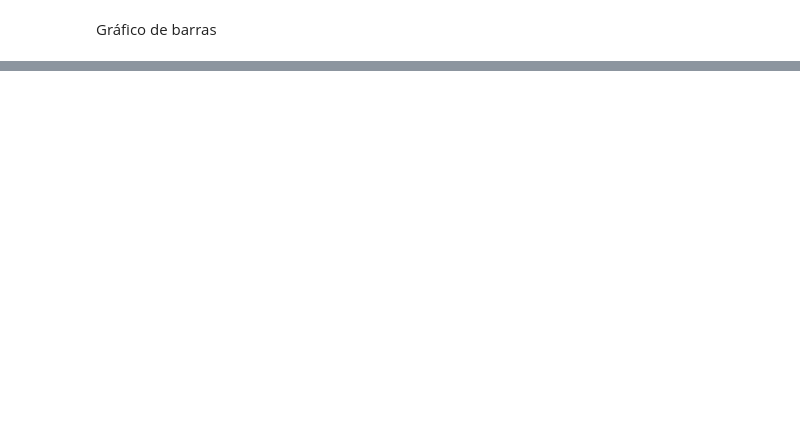
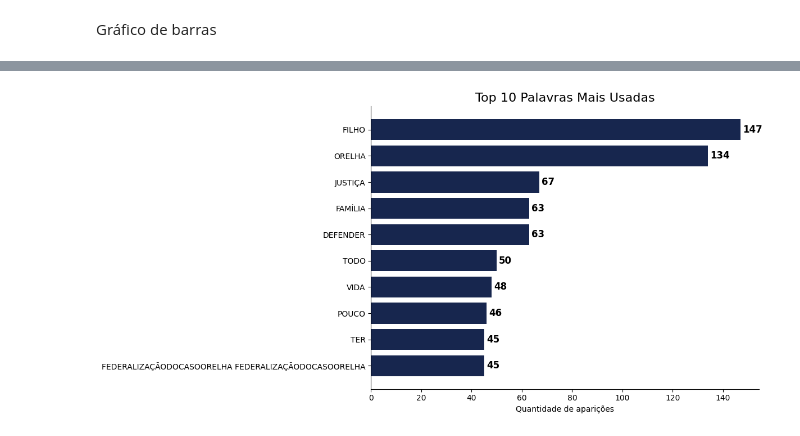
Before and after one commit to dadosliquidos/scrape-senti, a Jupyter notebook: BI.ipynb, the cells around one changed output, grey strips where cells are left out. Drawn from its saved outputs; the diff is of its cells as text; code cells hidden in the pictures; blank space fills up the shorter version.

```diff
--- a/BI.ipynb
+++ b/BI.ipynb
@@ -117,0 +148,32 @@ ax.set_axis_off()
+# %%
+wc = WordCloud(background_color='white', width=1080, height=540)
+dic_palavras = wc.process_text(texto)
+
+# 3. Ordenar e pegar o Top 10
+top_10 = sorted(dic_palavras.items(), key=lambda x: x[1], reverse=True)[:10]
+palavras = [item[0] for item in top_10]
+quantidades = [item[1] for item in top_10]
+
+# 4. Plotagem
+fig, ax = plt.subplots(figsize=(12, 6))
+
+# Salve o gráfico numa variável 'barras' para usarmos depois
+barras = ax.barh(palavras, quantidades, color="#17264e")
+
+# --- O QUE VOCÊ PEDIU: ADICIONAR OS VALORES ---
+# O padding=3 dá um espacinho entre a barra e o número
+ax.bar_label(barras, padding=3, fmt='%d', fontsize=12, fontweight='bold')
+
+# Ajustes visuais
+ax.invert_yaxis()  # Maior no topo
+ax.set_title('Top 10 Palavras Mais Usadas', fontsize=16)
+ax.set_xlabel('Quantidade de aparições')
+
+# Remove as bordas desnecessárias (superior e direita) para ficar mais limpo
+ax.spines['top'].set_visible(False)
+ax.spines['right'].set_visible(False)
+
+plt.tight_layout()
+plt.show()
+# %% [output]
+[figure, added]
```
Also changed, not shown: parts of 8 cells of this notebook, 13 other files.
